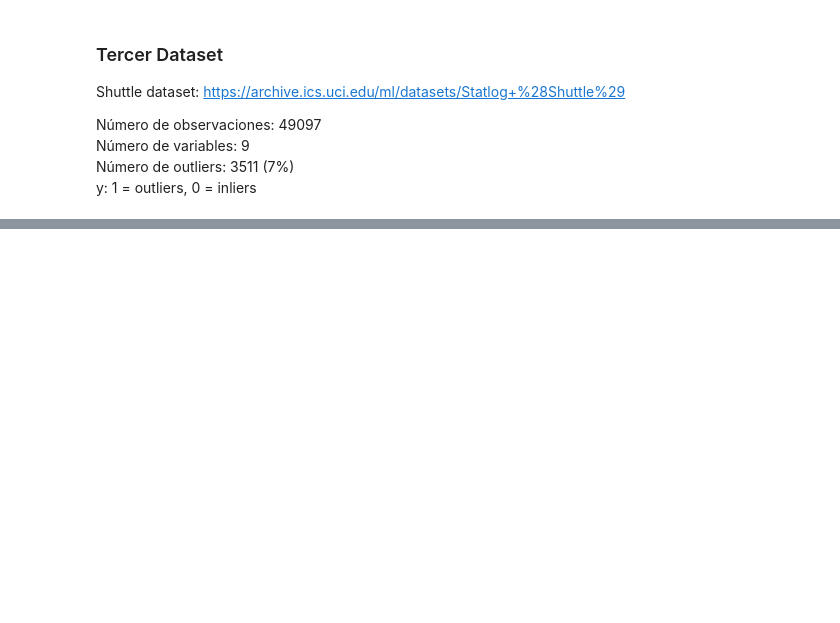
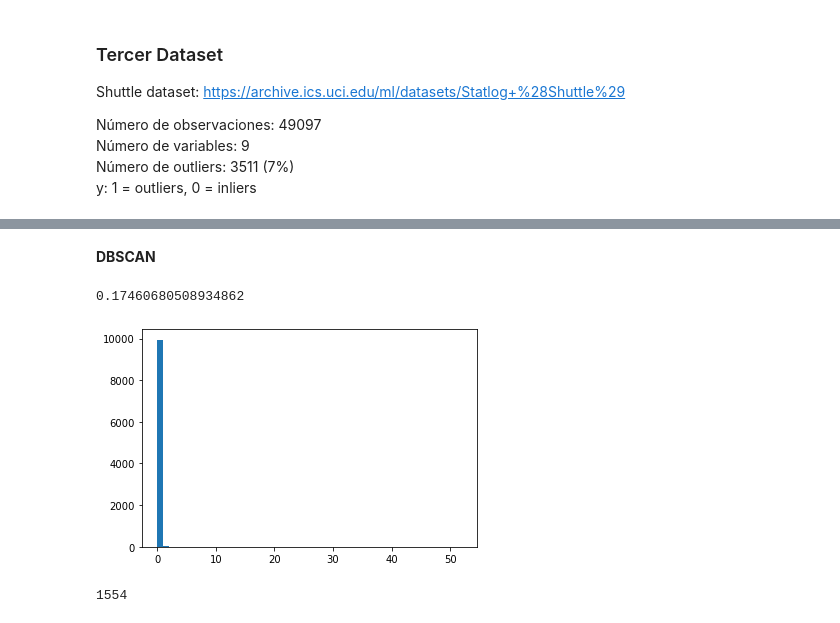
Before and after one commit to rafazamb/DS_PT_ENE21, a Jupyter notebook: 2-Machine_Learning/2.2_Unsupervised/2.2.4 Anomaly Detection/Ejercicio detección de anomalías.ipynb, the cells around one changed output, grey strips where cells are left out. Cells and saved outputs as stored; diff of their text form; code cells hidden in the pictures; blank space fills up the shorter version.

```diff
--- a/2-Machine_Learning/2.2_Unsupervised/2.2.4 Anomaly Detection/Ejercicio detección de anomalías.ipynb
+++ b/2-Machine_Learning/2.2_Unsupervised/2.2.4 Anomaly Detection/Ejercicio detección de anomalías.ipynb
@@ -33,3 +442,10 @@ Número de observaciones: 49097
 Número de variables: 9
 Número de outliers: 3511 (7%)
 y: 1 = outliers, 0 = inliers
+# %%
+import scipy.io
+import pandas as pd
+import numpy as np
+shuttle = scipy.io.loadmat('data/shuttle.mat')
+shuttleX = pd.DataFrame(shuttle['X'])
+shuttleX
@@ -35,0 +466,6 @@ y: 1 = outliers, 0 = inliers
+# %%
+from sklearn.preprocessing import StandardScaler
+scaler = StandardScaler()
+X = scaler.fit_transform(shuttleX)
+X = pd.DataFrame(X)
+X
@@ -35,0 +554,16 @@ y: 1 = outliers, 0 = inliers
+# %% [markdown]
+**DBSCAN**
+# %%
+# Calculo la media de las distancias de cada observación a sus k vecinos más cercanos
+import scipy.spatial
+import matplotlib.pyplot as plt
+X2 = X.sample(10000)
+kdt = scipy.spatial.cKDTree(X2)
+k=20
+dists, neighs = kdt.query(X2, k)
+avg_dists = np.mean(dists[:, 1:], axis=1)
+print(np.mean(avg_dists))
+plt.hist(avg_dists,bins=50);
+# %% [output]
+0.17460680508934862
+[figure, added]
@@ -35,0 +574,5 @@ y: 1 = outliers, 0 = inliers
+# %%
+outliers= clusters==-1
+sum(outliers)
+# %% [output]
+1554
```
Also changed, not shown: parts of 60 cells of this notebook.
